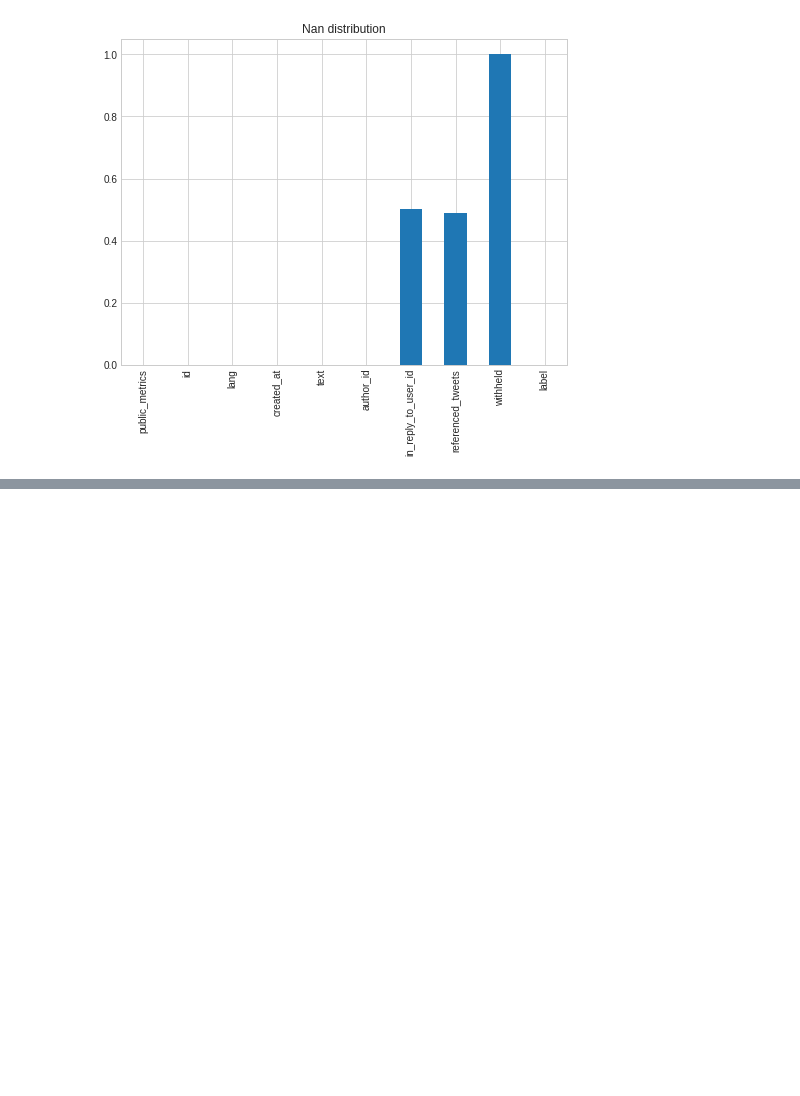
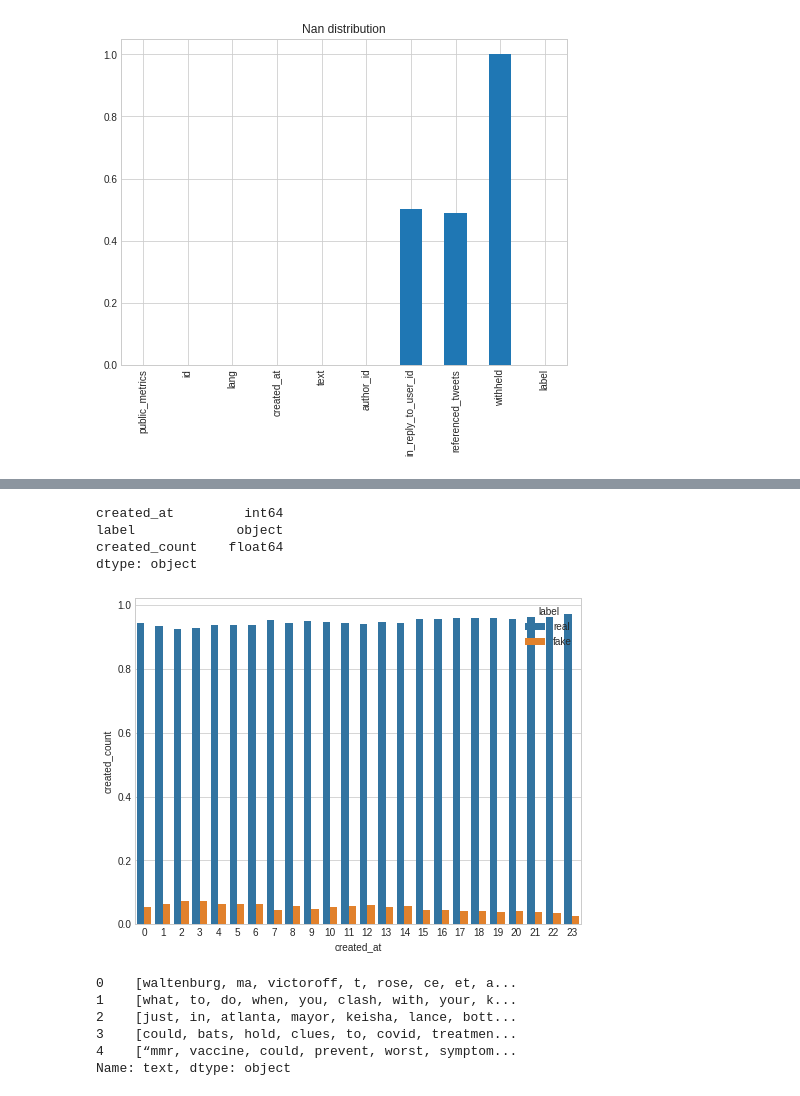
Before and after one commit to KameniAlexNea/misinformation-spread, a Jupyter notebook: notebooks/detecting/00- Preprocessing.ipynb, the cells around one changed output, grey strips where cells are left out. Cells and saved outputs as stored; diff of their text form; code cells hidden in the pictures; blank space fills up the shorter version.

Commit message:
preprocessing full code

```diff
--- a/notebooks/detecting/00- Preprocessing.ipynb
+++ b/notebooks/detecting/00- Preprocessing.ipynb
@@ -67,0 +140,5 @@ plt.show()
+# %%
+tmp = data[["created_at"]].astype("datetime64")
+tmp["label"] = data.label.values
+tmp = tmp.groupby(tmp.created_at.dt.hour)["label"].value_counts(normalize=True)  # .plot(kind="bar")
+tmp.head()
@@ -67,0 +153,6 @@ plt.show()
+# %%
+# tmp_plot = pd.DataFrame(tmp.values, columns=)
+
+tmp.name = "created_count"
+tmp = tmp.reset_index()
+tmp.head()
@@ -67,0 +166,12 @@ plt.show()
+# %%
+tmp.dtypes
+# %% [output]
+created_at         int64
+label             object
+created_count    float64
+dtype: object
+# %%
+sns.barplot(data=tmp, x="created_at", y="created_count", hue="label",)
+plt.show()
+# %% [output]
+[figure, added]
@@ -67,0 +180,10 @@ plt.show()
+# %%
+texts = data.text.apply(tf.keras.preprocessing.text.text_to_word_sequence)
+texts.head()
+# %% [output]
+0    [waltenburg, ma, victoroff, t, rose, ce, et, a...
+1    [what, to, do, when, you, clash, with, your, k...
+2    [just, in, atlanta, mayor, keisha, lance, bott...
+3    [could, bats, hold, clues, to, covid, treatmen...
+4    [“mmr, vaccine, could, prevent, worst, symptom...
+Name: text, dtype: object
```
Also changed, not shown: parts of 27 cells of this notebook.
